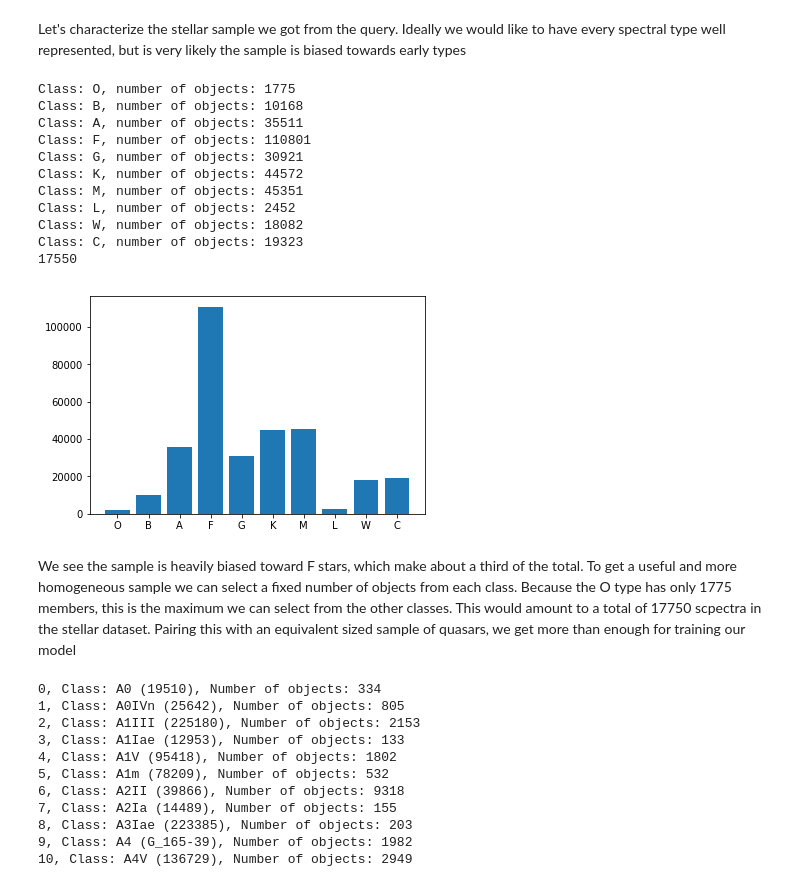
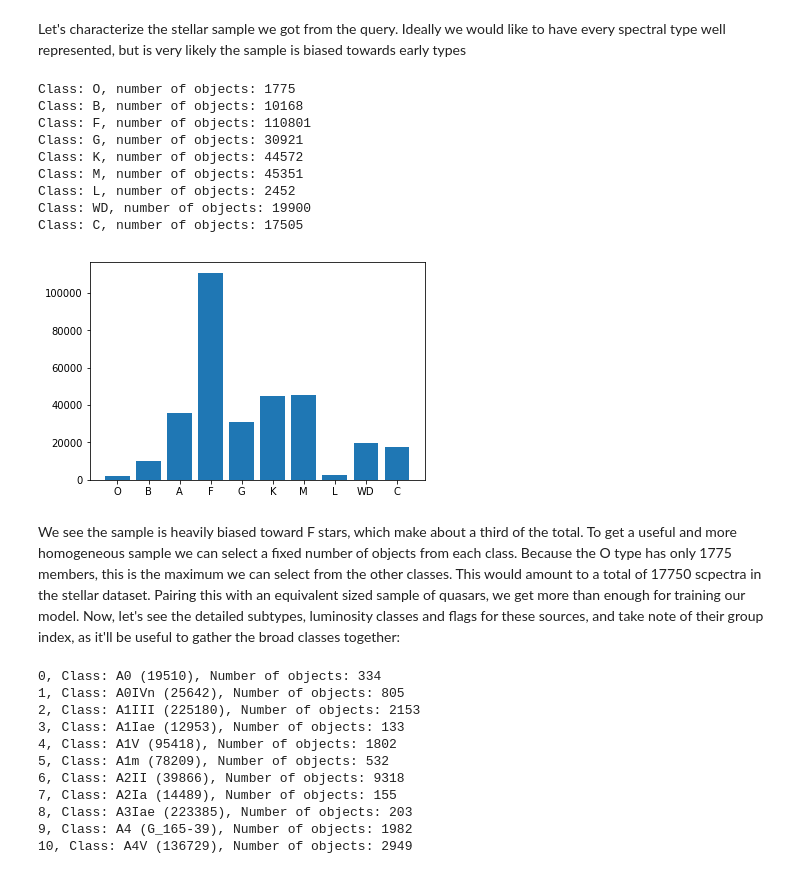
Before and after one commit to ManuelSolimano/mqc-nets, a Jupyter notebook: catalog_exploration.ipynb, the cells around one changed output. Saved outputs shown, nothing was run; the diff lists cells and outputs as text; code cells hidden in the pictures.

```diff
--- a/catalog_exploration.ipynb
+++ b/catalog_exploration.ipynb
@@ -637,42 +637,46 @@ Let's characterize the stellar sample we got from the query. Ideally we would li
 # %%
 starboss = Table.read('data/dr15stars_boss_types.csv')
 obj_by_type = starboss.group_by('subClass')
 
 # How many objects are in each class?
 from collections import OrderedDict
 kiss = OrderedDict()
 
 group_indices = obj_by_type.groups.indices
-kiss = OrderedDict(O=0, B=0, A=0, F=0, G=0, K=0, M=0, L=0, W=0, C=0)
+kiss = OrderedDict(O=0, B=0, A=0, F=0, G=0, K=0, M=0, L=0, WD=0, C=0)
 for i, key in enumerate(obj_by_type.groups.keys['subClass']):
-    key = key[0]
-    if key == 's':    # Lowercase s stands for narrow absorption lines, but are all F
-        key = 'F'     # in this sample
+    first = key[0]
+    if first == 's':    # Lowercase s stands for narrow absorption lines, but are all F
+        first = 'F'     # in this sample
+
+    # White dwarfs
+    elif 'CalciumWD' in key:
+        first = 'WD'
+    elif first == 'W':
+        first = 'WD'
 
     freq  =  group_indices[i + 1] - group_indices[i]
-    kiss[key[0]] += freq
+    kiss[first] += freq
 
 
-for class_ in 'OBAFGKMLWC' :
+for class_ in ['O', 'B', 'F', 'G', 'K', 'M', 'L', 'WD', 'C'] :
     print('Class: {}, number of objects: {}'.format(class_, kiss[class_]))
 
 plt.bar(range(len(kiss)), kiss.values(), align='center');
 plt.xticks(range(len(kiss)), list(kiss.keys()));
 # %% [output]
 Class: O, number of objects: 1775
 Class: B, number of objects: 10168
-Class: A, number of objects: 35511
 Class: F, number of objects: 110801
 Class: G, number of objects: 30921
 Class: K, number of objects: 44572
 Class: M, number of objects: 45351
 Class: L, number of objects: 2452
-Class: W, number of objects: 18082
-Class: C, number of objects: 19323
-17550
+Class: WD, number of objects: 19900
+Class: C, number of objects: 17505
-[figure, old version]
+[figure, new version]
 # %% [markdown]
-We see the sample is heavily biased toward F stars, which make about a third of the total. To get a useful and more homogeneous sample we can select a fixed number of objects from each class. Because the O type has only 1775 members, this is the maximum we can select from the other classes.  This would amount to a total of 17750 scpectra in the stellar dataset. Pairing this with an equivalent sized sample of quasars, we get more than enough for training our model
+We see the sample is heavily biased toward F stars, which make about a third of the total. To get a useful and more homogeneous sample we can select a fixed number of objects from each class. Because the O type has only 1775 members, this is the maximum we can select from the other classes.  This would amount to a total of 17750 scpectra in the stellar dataset. Pairing this with an equivalent sized sample of quasars, we get more than enough for training our model. Now, let's see the detailed subtypes, luminosity classes and flags for these sources, and take note of their group index, as it'll be useful to gather the broad classes together:
 # %%
 group_indices = obj_by_type.groups.indices
 for i, key in enumerate(obj_by_type.groups.keys['subClass']):
```
Also changed, not shown: parts of 9 cells of this notebook, 5 other files.
